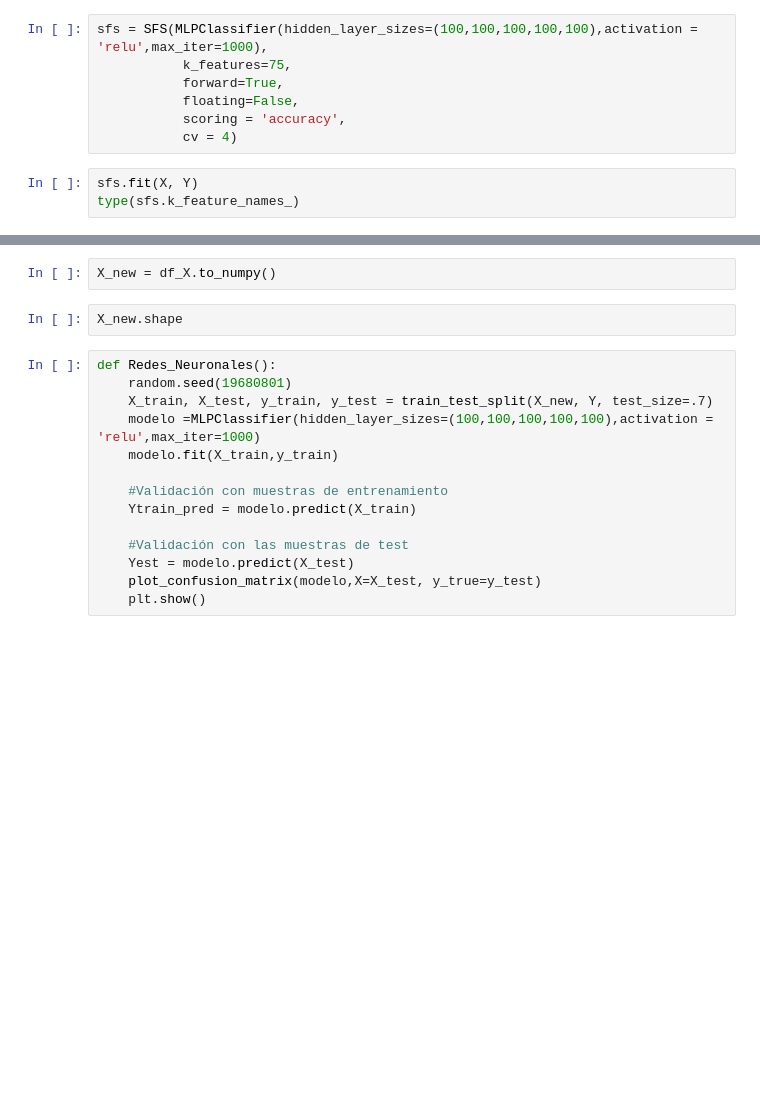
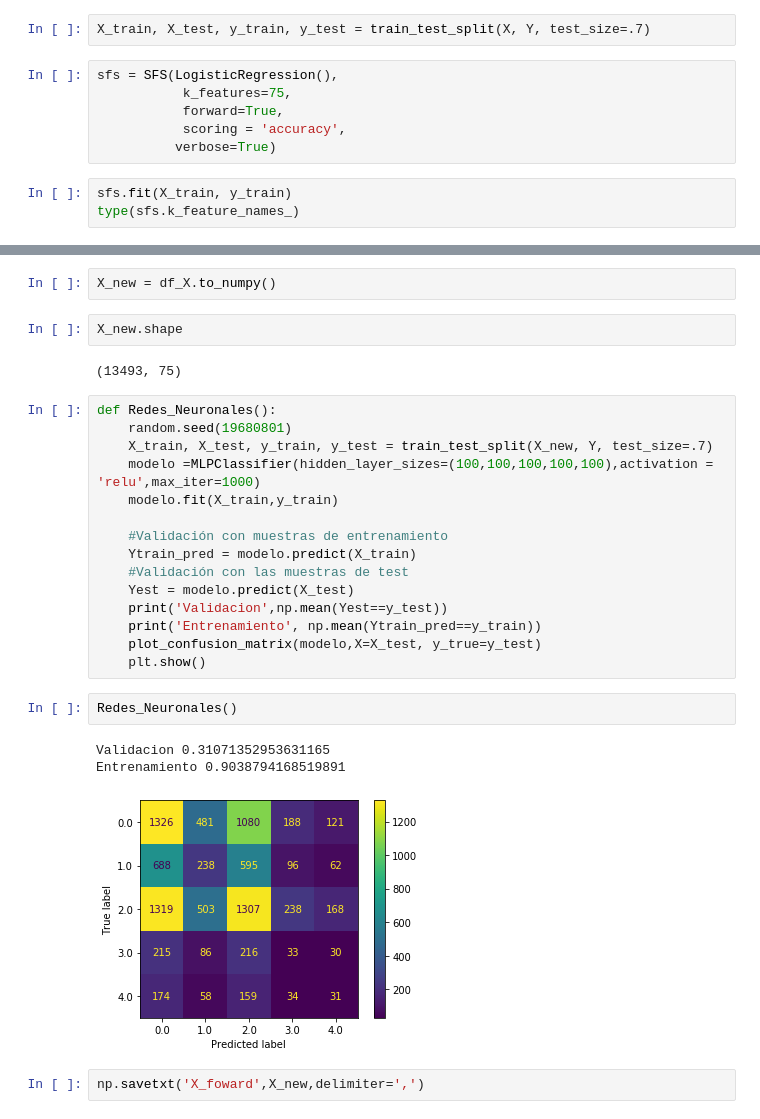
Before and after one commit to andresqb198/Diabetic_Retinopathy, a Jupyter notebook: Features_Selection/Foward_Selection_Neural_Network-Copy1.ipynb, the cells around one changed output, grey strips where cells are left out. Drawn from its saved outputs; the diff is of its cells as text; blank space fills up the shorter version.

```diff
--- a/Features_Selection/Foward_Selection_Neural_Network-Copy1.ipynb
+++ b/Features_Selection/Foward_Selection_Neural_Network-Copy1.ipynb
@@ -5,13 +15,14 @@ import numpy as np
 # %%
 X = np.genfromtxt('Data_OpenCV/Features_X.csv',delimiter=',')
 Y = np.genfromtxt('Data_OpenCV/Y_labels.csv',delimiter=',')
+# %%
+X_train, X_test, y_train, y_test = train_test_split(X, Y, test_size=.7)
 # %%
-sfs = SFS(MLPClassifier(hidden_layer_sizes=(100,100,100,100,100),activation = 'relu',max_iter=1000),
+sfs = SFS(LogisticRegression(),
            k_features=75,
            forward=True,
-           floating=False,
            scoring = 'accuracy',
-           cv = 4)
+          verbose=True)
 # %%
-sfs.fit(X, Y)
+sfs.fit(X_train, y_train)
 type(sfs.k_feature_names_)
@@ -34,6 +88,8 @@ df_X.head()
 X_new = df_X.to_numpy()
 # %%
 X_new.shape
+# %% [output]
+(13493, 75)
 # %%
 def Redes_Neuronales():
     random.seed(19680801)
@@ -43,8 +99,17 @@ def Redes_Neuronales():
 
     #Validación con muestras de entrenamiento
     Ytrain_pred = modelo.predict(X_train)
-
     #Validación con las muestras de test
     Yest = modelo.predict(X_test)
+    print('Validacion',np.mean(Yest==y_test))
+    print('Entrenamiento', np.mean(Ytrain_pred==y_train))
     plot_confusion_matrix(modelo,X=X_test, y_true=y_test)
     plt.show()
+# %%
+Redes_Neuronales()
+# %% [output]
+Validacion 0.31071352953631165
+Entrenamiento 0.9038794168519891
+[figure, added]
+# %%
+np.savetxt('X_foward',X_new,delimiter=',')
```
Also changed, not shown: parts of 6 cells of this notebook, 2 other files.
